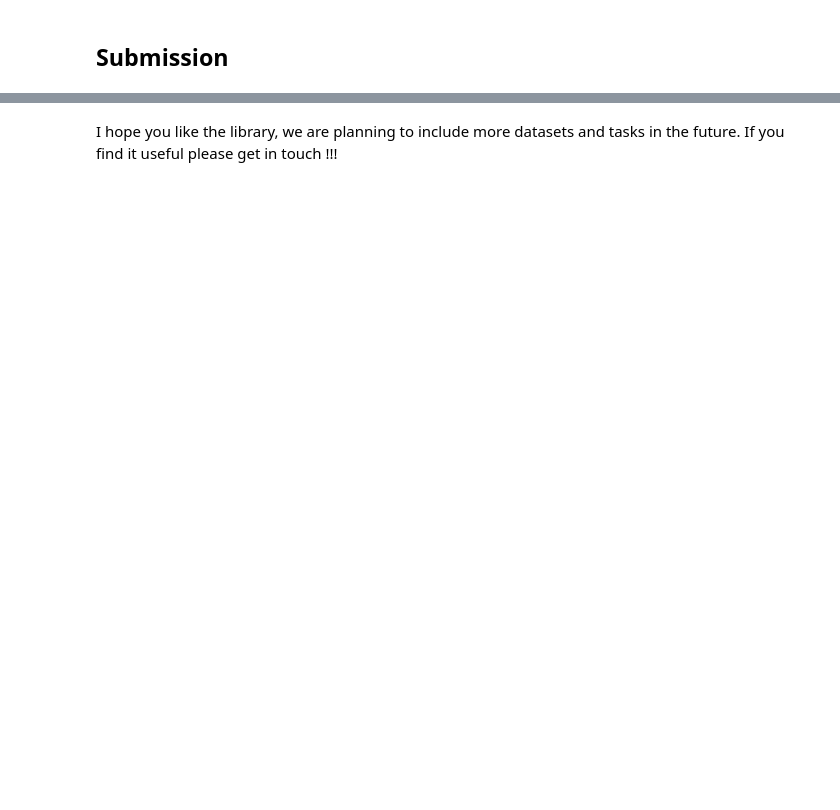
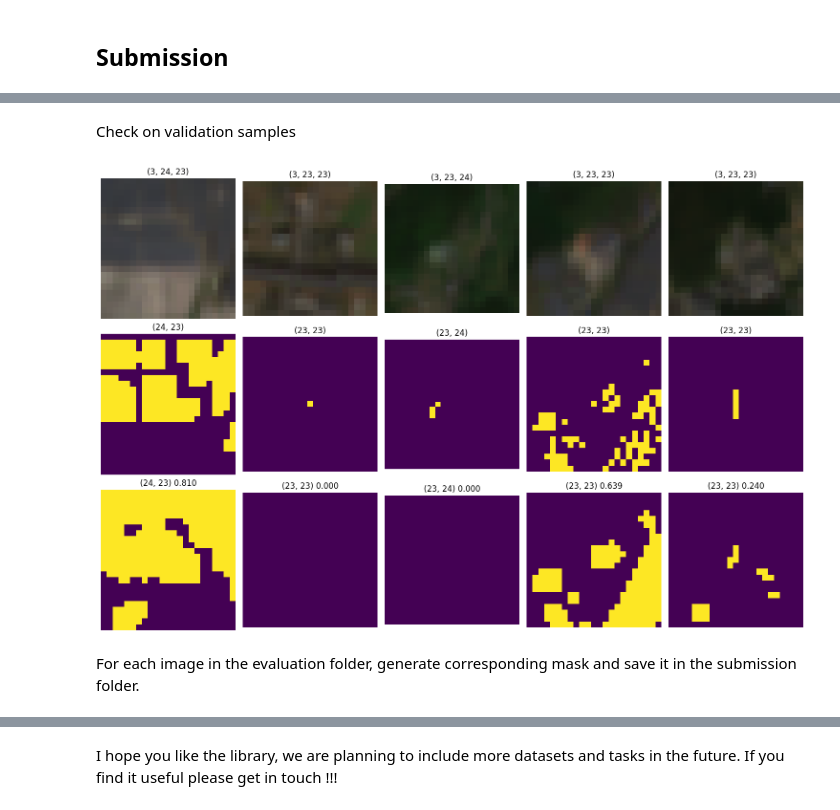
Before and after one commit to earthpulse/pytorchEO, a Jupyter notebook: examples/baseline.ipynb, the cells around one changed output, grey strips where cells are left out. Cells and saved outputs as stored; diff of their text form; code cells hidden in the pictures; blank space fills up the shorter version.

```diff
--- a/examples/baseline.ipynb
+++ b/examples/baseline.ipynb
@@ -523,0 +582,4 @@ for batch in dl:
+# %%
+model = UNet(n_classes=ds.num_classes)
+task = ImageSegmentation.load_from_checkpoint('checkpoints/unet-baseline-val_f1=0.4598.ckpt', model=model, num_classes=ds.num_classes)
+task.hparams
@@ -523,0 +605,2 @@ for batch in dl:
+# %% [markdown]
+Check on validation samples
@@ -523,0 +641,32 @@ for batch in dl:
+# %%
+import matplotlib.pyplot as plt
+import rasterio as rio
+from sklearn.metrics import f1_score
+
+cols = 5
+fig = plt.figure(figsize=(cols*3, 10))
+for col in range(cols):
+	image_path, mask_path = ds.val_df.sample().iloc[0]
+	# image_path, mask_path = ds.train_df.iloc[col]
+	ax1 = fig.add_subplot(3, cols, col+1)
+	rgb = rio.open(image_path).read((4,3,2)) / 4000
+	ax1.imshow(rgb.transpose(1,2,0))
+	ax1.axis('off')
+	ax1.set_title(rgb.shape)
+	ax2 = fig.add_subplot(3, cols, col+cols+1)
+	mask = rio.open(mask_path).read(1)
+	ax2.imshow(mask)
+	ax2.axis('off')
+	ax2.set_title(mask.shape)
+	ax3 = fig.add_subplot(3, cols, col+2*cols+1)
+	pred = generatre_mask(image_path)
+	ax3.imshow(pred)
+	ax3.axis('off')
+	f1 = f1_score(mask.ravel(), pred.ravel())
+	ax3.set_title(f'{mask.shape} {f1:.3f}')
+plt.tight_layout()
+plt.show()
+# %% [output]
+[figure, added]
+# %% [markdown]
+For each image in the evaluation folder, generate corresponding mask and save it in the submission folder.
```
Also changed, not shown: parts of 24 cells of this notebook, 3 other files.
